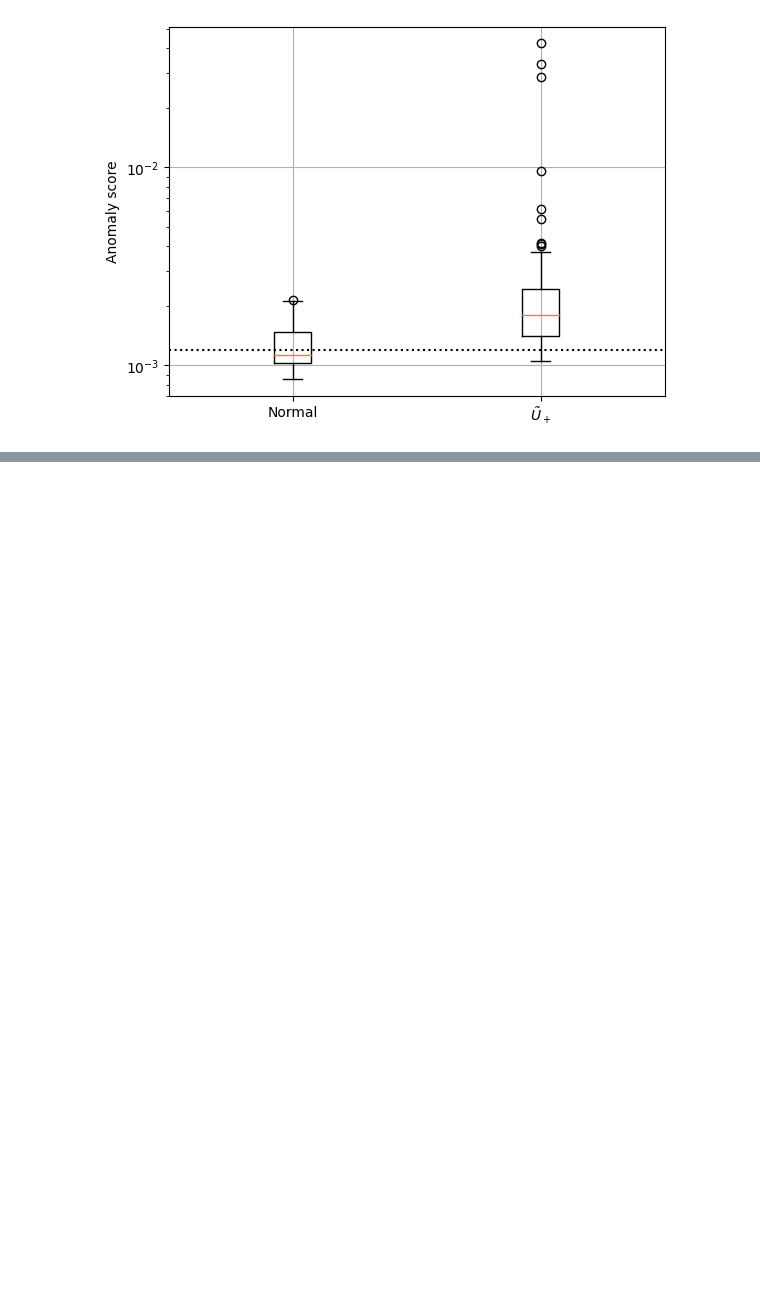
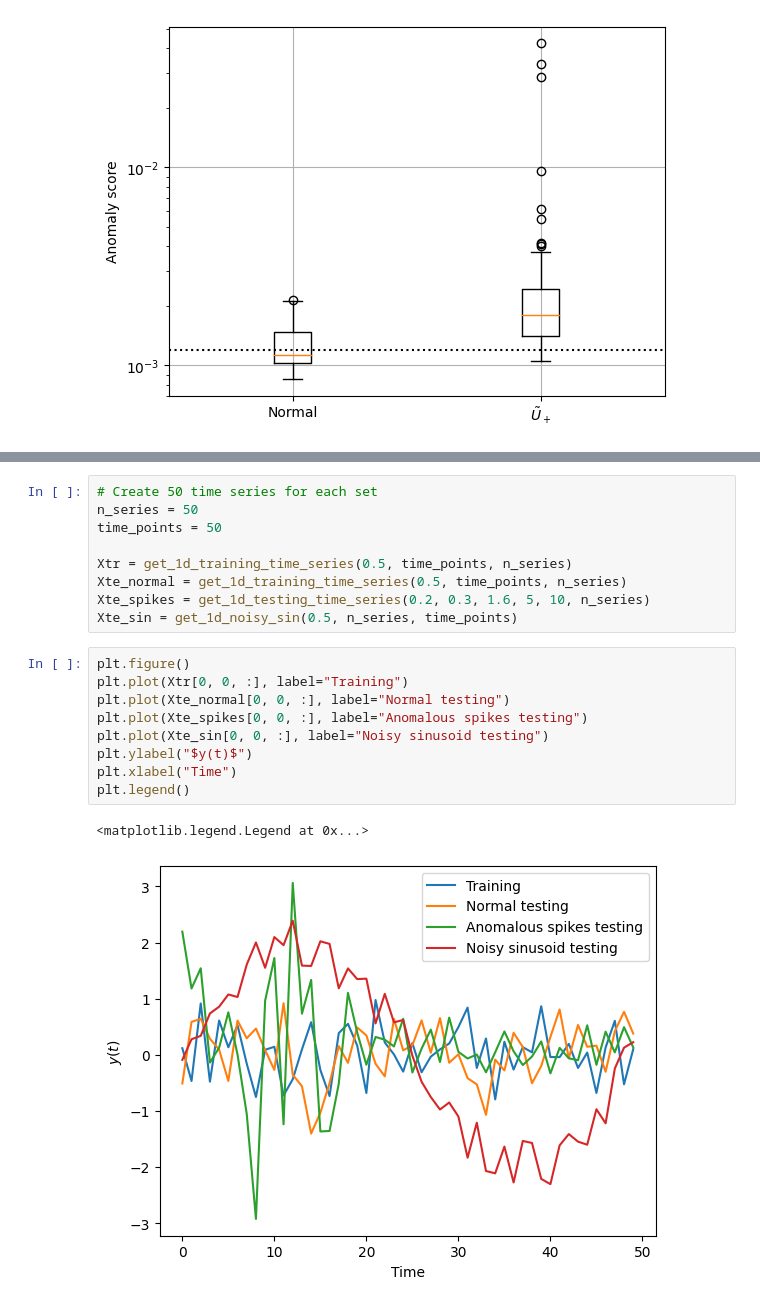
Before and after one commit to AgnostiqHQ/Quantum-Variational-Rewinding, a Jupyter notebook: QVR_example.ipynb, the cells around one changed output, grey strips where cells are left out. Saved outputs shown, nothing was run; the diff lists cells and outputs as text; blank space fills up the shorter version.

Commit message:
Updated example notebook with synthetic series generation mechanism at the end

```diff
--- a/QVR_example.ipynb
+++ b/QVR_example.ipynb
@@ -603,0 +645,21 @@ Text(0, 0.5, 'Anomaly score')
+# %%
+# Create 50 time series for each set
+n_series = 50
+time_points = 50
+
+Xtr = get_1d_training_time_series(0.5, time_points, n_series)
+Xte_normal = get_1d_training_time_series(0.5, time_points, n_series)
+Xte_spikes = get_1d_testing_time_series(0.2, 0.3, 1.6, 5, 10, n_series)
+Xte_sin = get_1d_noisy_sin(0.5, n_series, time_points)
+# %%
+plt.figure()
+plt.plot(Xtr[0, 0, :], label="Training")
+plt.plot(Xte_normal[0, 0, :], label="Normal testing")
+plt.plot(Xte_spikes[0, 0, :], label="Anomalous spikes testing")
+plt.plot(Xte_sin[0, 0, :], label="Noisy sinusoid testing")
+plt.ylabel("$y(t)$")
+plt.xlabel("Time")
+plt.legend()
+# %% [output]
+<matplotlib.legend.Legend at 0x...>
+[figure, added]
```
Also changed, not shown: parts of 17 cells of this notebook.
